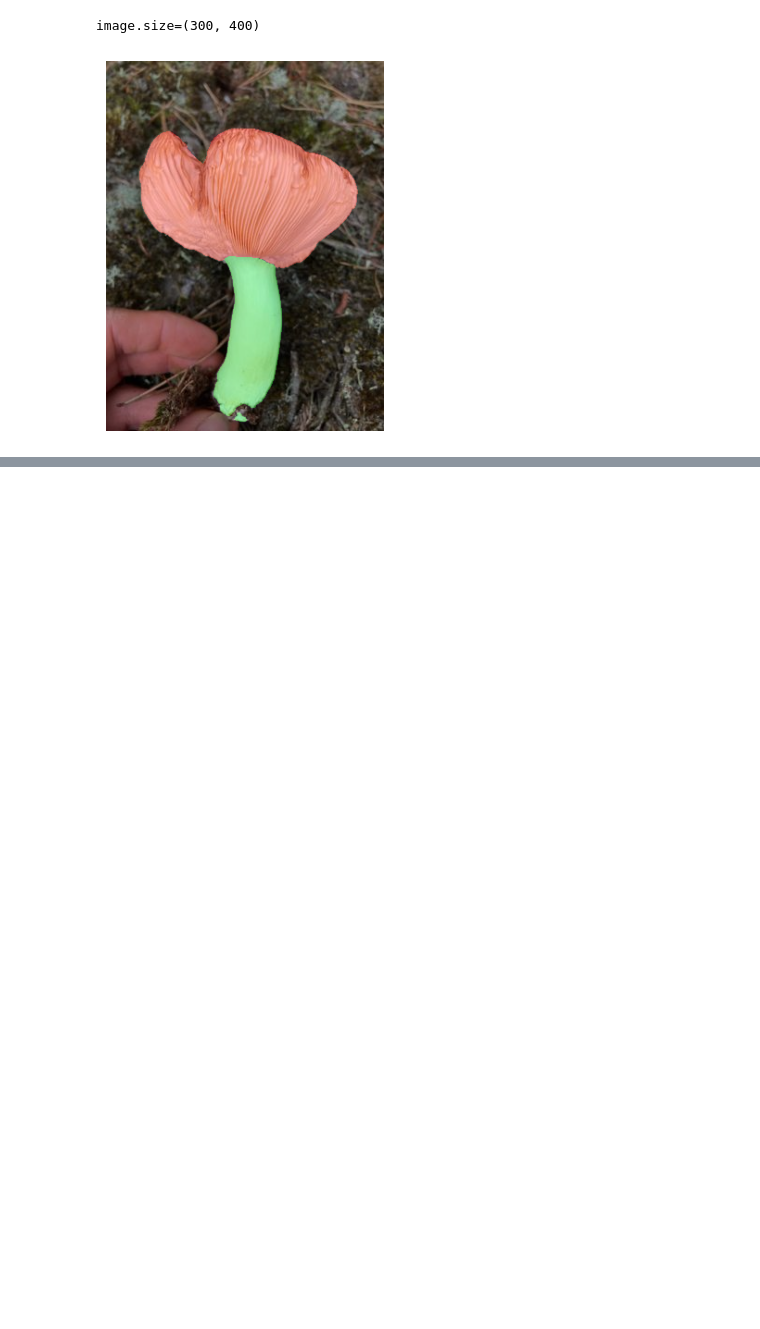
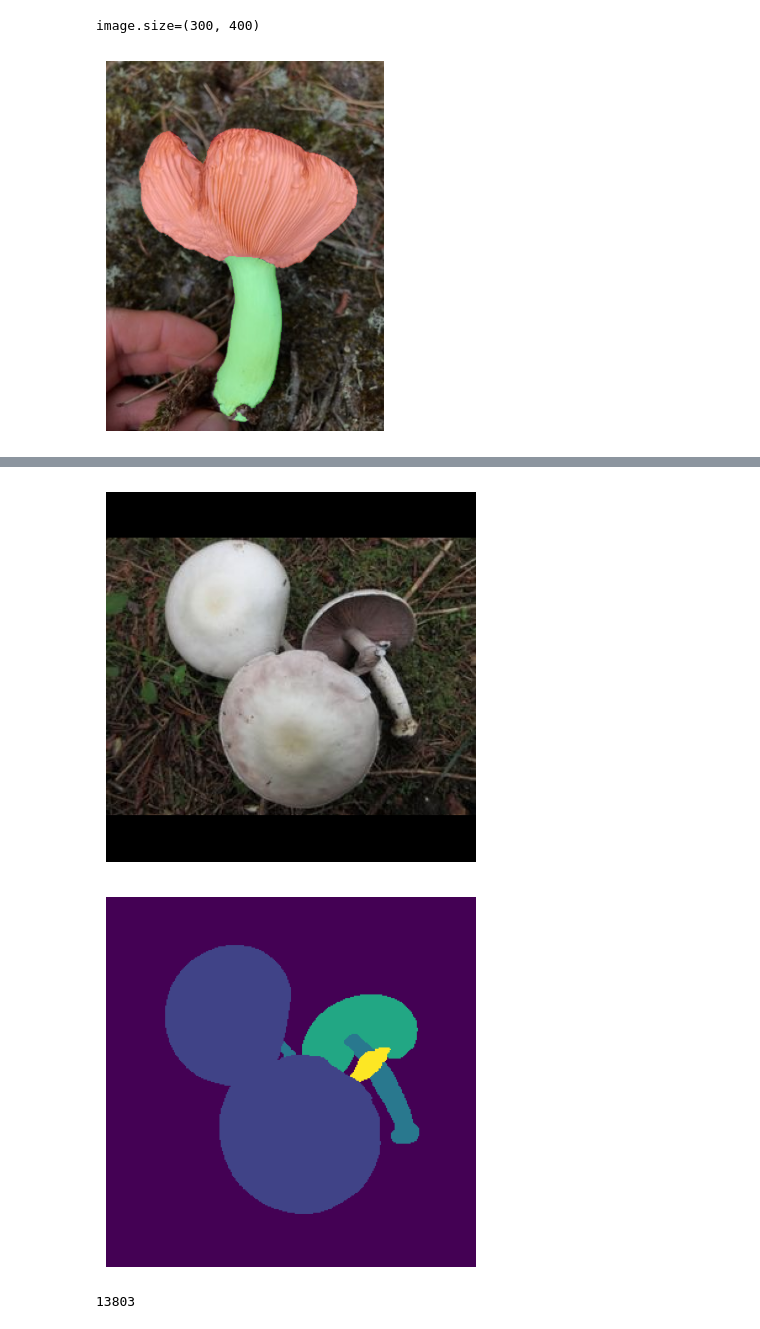
Before and after one commit to surgutti/fungitastic-playground, a Jupyter notebook: notebooks/dataset.ipynb, the cells around one changed output, grey strips where cells are left out. Drawn from its saved outputs; the diff is of its cells as text; code cells hidden in the pictures; blank space fills up the shorter version.

Commit message:
working dataset loader

```diff
--- a/notebooks/dataset.ipynb
+++ b/notebooks/dataset.ipynb
@@ -136,0 +335,5 @@ image.size=(300, 400)
+# %%
+DATA_ROOT = Path('../data/FungiTastic')
+dataset = FungiTasticDataset(DATA_ROOT, 'train')
+
+# print(dataset[0])
@@ -136,0 +358,19 @@ image.size=(300, 400)
+# %%
+import matplotlib.pyplot as plt
+
+img, mask = dataset[3251]
+img = img.permute(1, 2, 0)
+
+plt.imshow(img)
+plt.axis('off')
+plt.show()
+
+plt.imshow(mask)
+plt.axis('off')
+plt.show()
+
+print(len(dataset))
+# %% [output]
+[figure, added]
+[figure, added]
+13803
```
Also changed, not shown: parts of 2 cells of this notebook, 2 other files.
